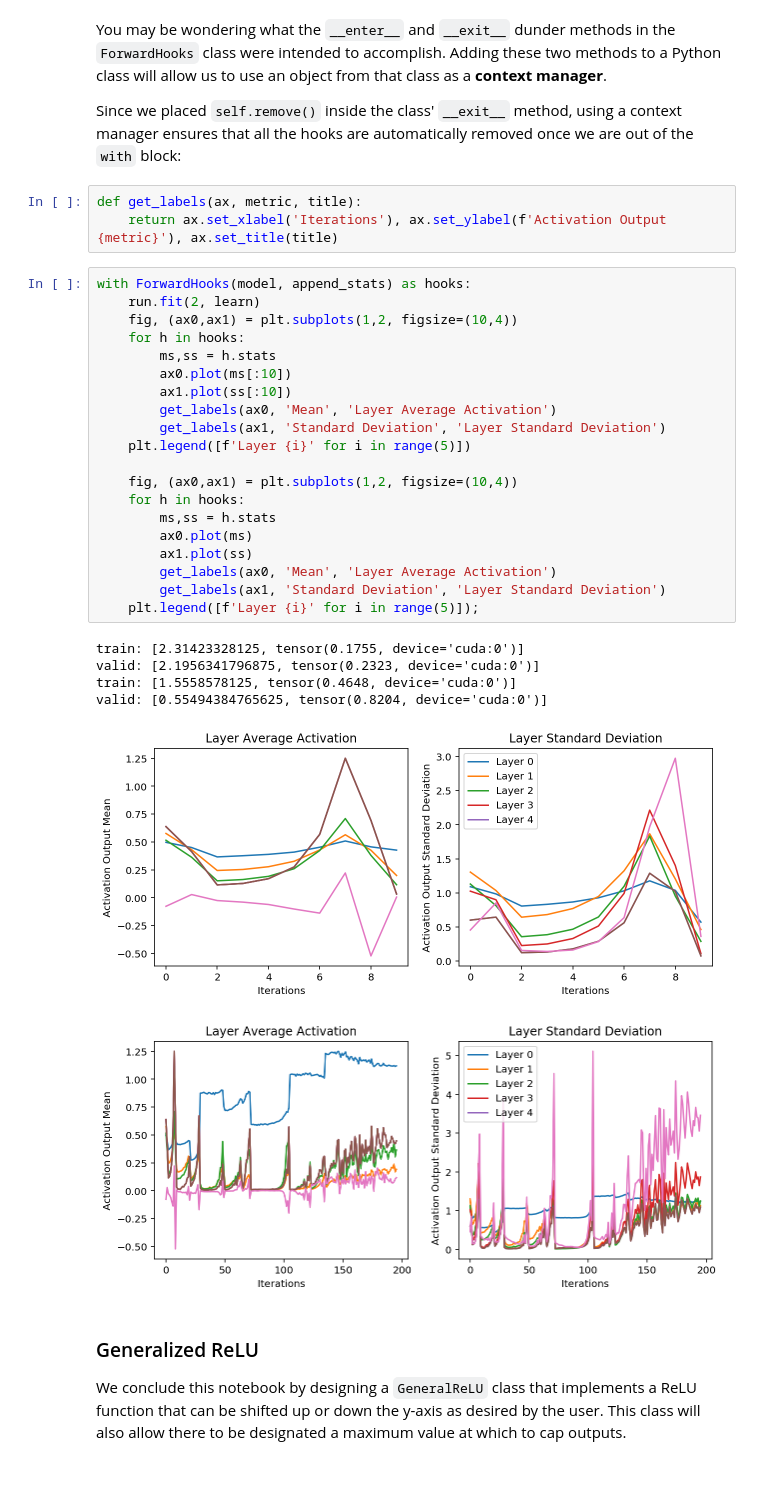
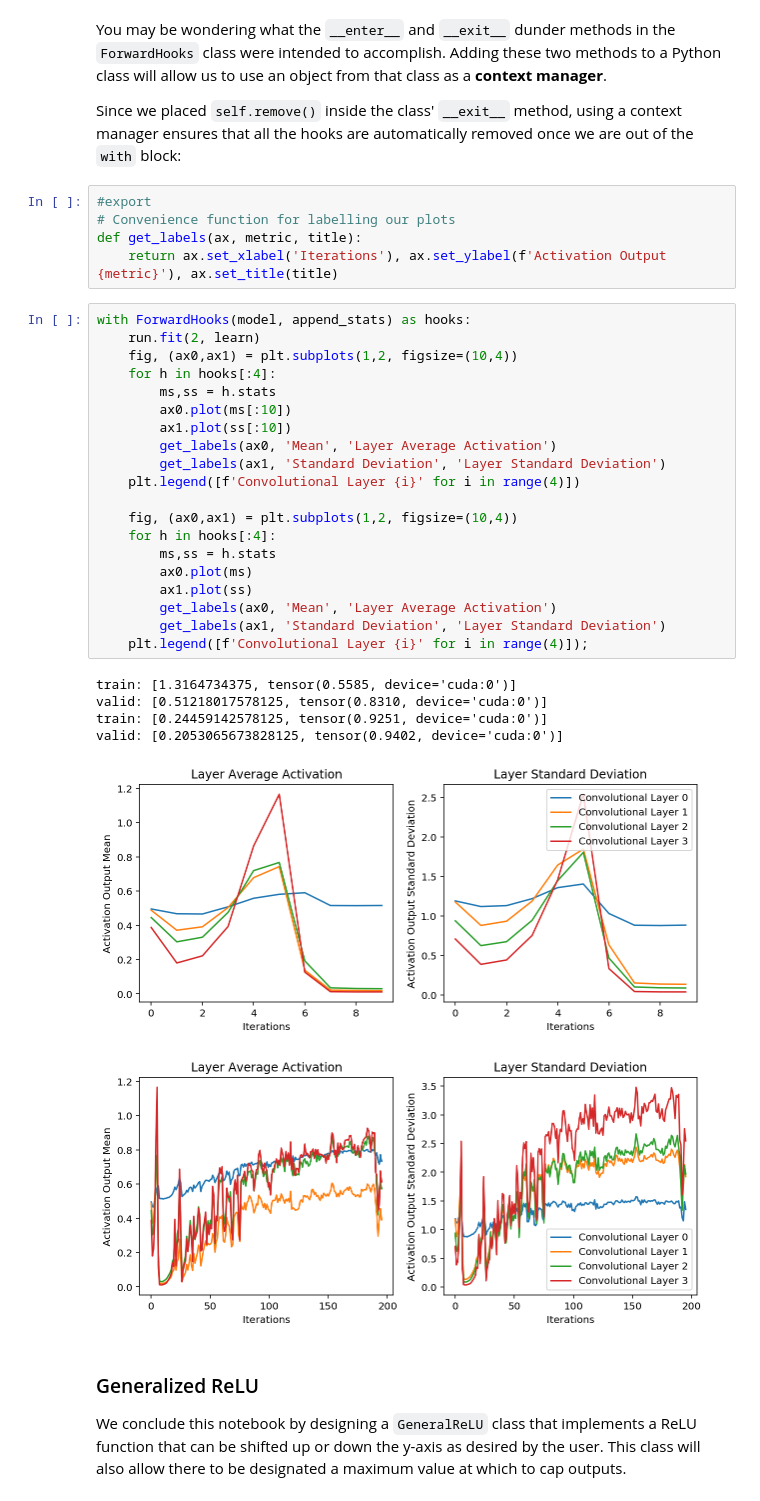
Before and after one commit to jamesdellinger/fastai_deep_learning_course_part2_v3, a Jupyter notebook: 06_cuda_cnn_hooks_init_my_reimplementation.ipynb, the cells around one changed output. Cells and saved outputs as stored; diff of their text form.

```diff
--- a/06_cuda_cnn_hooks_init_my_reimplementation.ipynb
+++ b/06_cuda_cnn_hooks_init_my_reimplementation.ipynb
@@ -530,35 +530,37 @@ You may be wondering what the `__enter__` and `__exit__` dunder methods in the `
 
 Since we placed `self.remove()` inside the class' `__exit__` method, using a context manager ensures that all the hooks are automatically removed once we are out of the `with` block:
 # %%
+#export
+# Convenience function for labelling our plots
 def get_labels(ax, metric, title):
     return ax.set_xlabel('Iterations'), ax.set_ylabel(f'Activation Output {metric}'), ax.set_title(title)
 # %%
 with ForwardHooks(model, append_stats) as hooks:
     run.fit(2, learn)
     fig, (ax0,ax1) = plt.subplots(1,2, figsize=(10,4))
-    for h in hooks:
+    for h in hooks[:4]:
         ms,ss = h.stats
         ax0.plot(ms[:10])
         ax1.plot(ss[:10])
         get_labels(ax0, 'Mean', 'Layer Average Activation')
         get_labels(ax1, 'Standard Deviation', 'Layer Standard Deviation')
-    plt.legend([f'Layer {i}' for i in range(5)])
+    plt.legend([f'Convolutional Layer {i}' for i in range(4)])
 
     fig, (ax0,ax1) = plt.subplots(1,2, figsize=(10,4))
-    for h in hooks:
+    for h in hooks[:4]:
         ms,ss = h.stats
         ax0.plot(ms)
         ax1.plot(ss)
         get_labels(ax0, 'Mean', 'Layer Average Activation')
         get_labels(ax1, 'Standard Deviation', 'Layer Standard Deviation')
-    plt.legend([f'Layer {i}' for i in range(5)]);
+    plt.legend([f'Convolutional Layer {i}' for i in range(4)]);
 # %% [output]
-train: [2.31423328125, tensor(0.1755, device='cuda:0')]
-valid: [2.1956341796875, tensor(0.2323, device='cuda:0')]
-train: [1.5558578125, tensor(0.4648, device='cuda:0')]
-valid: [0.55494384765625, tensor(0.8204, device='cuda:0')]
+train: [1.3164734375, tensor(0.5585, device='cuda:0')]
+valid: [0.51218017578125, tensor(0.8310, device='cuda:0')]
+train: [0.24459142578125, tensor(0.9251, device='cuda:0')]
+valid: [0.2053065673828125, tensor(0.9402, device='cuda:0')]
-[figure, old version]
+[figure, new version]
-[figure, old version]
+[figure, new version]
 # %% [markdown]
 ### Generalized ReLU
 
```
Also changed, not shown: parts of 29 cells of this notebook.
